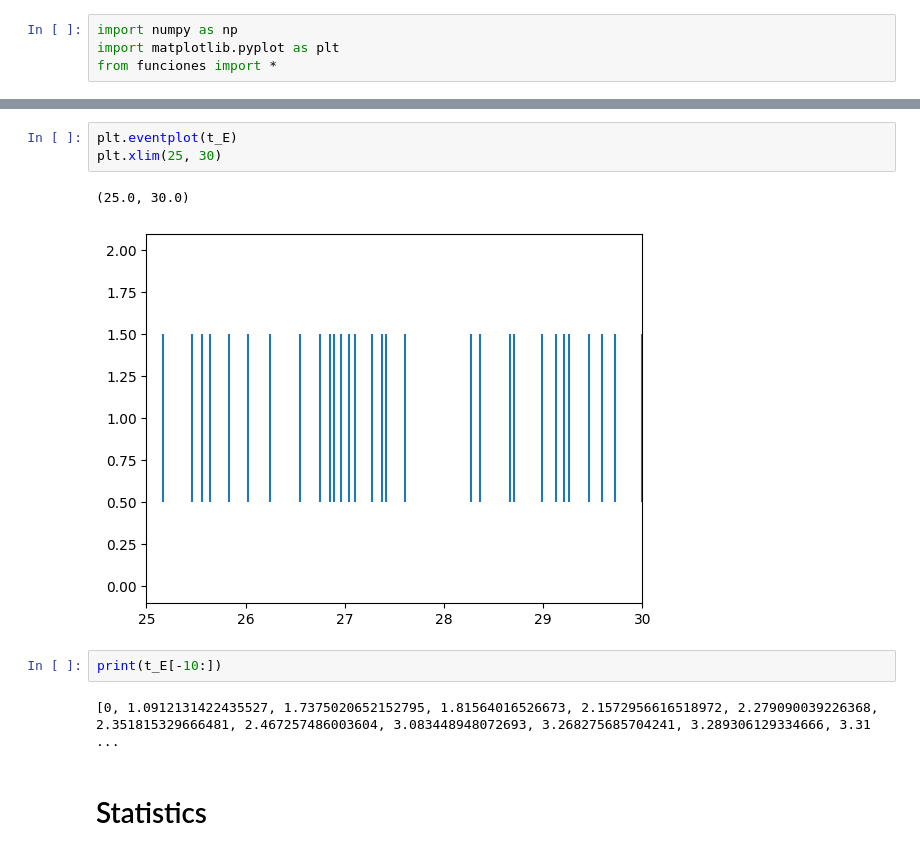
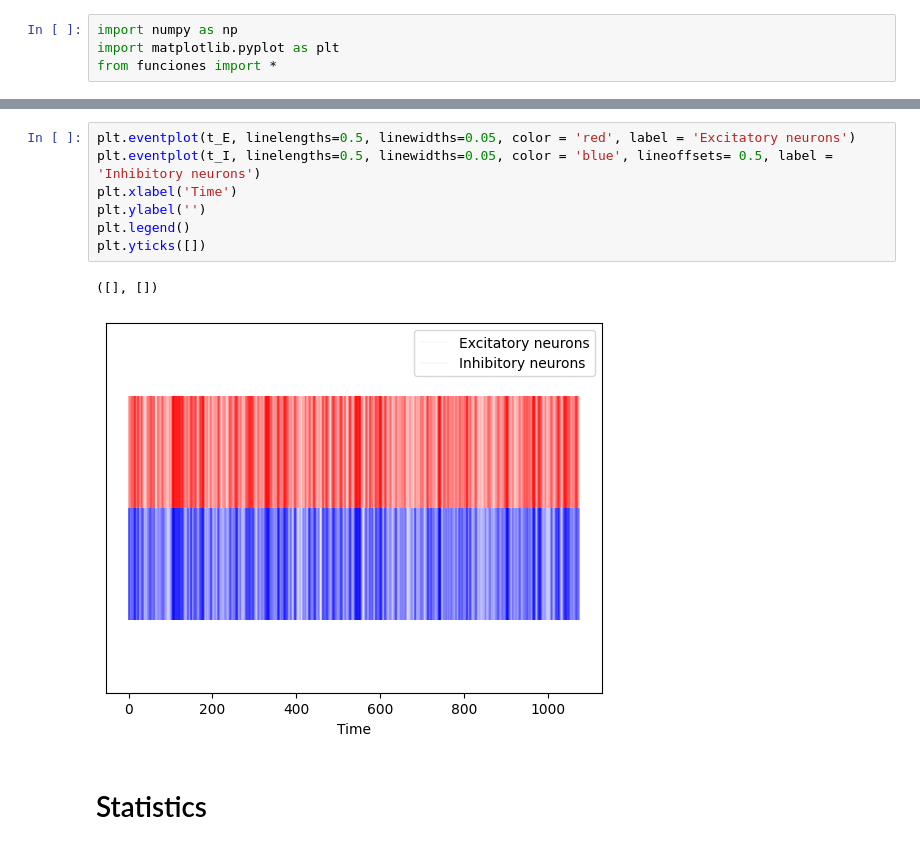
Before and after one commit to RivasAntonio/TFM, a Jupyter notebook: Códigos/Hawkes/Pruebas_modelo.ipynb, the cells around one changed output, grey strips where cells are left out. Saved outputs shown, nothing was run; the diff lists cells and outputs as text.

```diff
--- a/Códigos/Hawkes/Pruebas_modelo.ipynb
+++ b/Códigos/Hawkes/Pruebas_modelo.ipynb
@@ -43,13 +44,13 @@ fig.tight_layout()
-# %%
-plt.eventplot(t_E)
-plt.xlim(25, 30)
-# %% [output]
-(25.0, 30.0)
-[figure, removed]
-# %%
-print(t_E[-10:])
-# %% [output]
-[0, 1.0912131422435527, 1.7375020652152795, 1.81564016526673, 2.1572956616518972, 2.279090039226368, 2.351815329666481, 2.467257486003604, 3.083448948072693, 3.268275685704241, 3.289306129334666, 3.31 ...
+# %%
+plt.eventplot(t_E, linelengths=0.5, linewidths=0.05, color = 'red', label = 'Excitatory neurons')
+plt.eventplot(t_I, linelengths=0.5, linewidths=0.05, color = 'blue', lineoffsets= 0.5, label = 'Inhibitory neurons')
+plt.xlabel('Time')
+plt.ylabel('')
+plt.legend()
+plt.yticks([])
+# %% [output]
+([], [])
+[figure, added]
 # %% [markdown]
 # Statistics
 # %%
```
Also changed, not shown: parts of 4 cells of this notebook, 10 other files.
